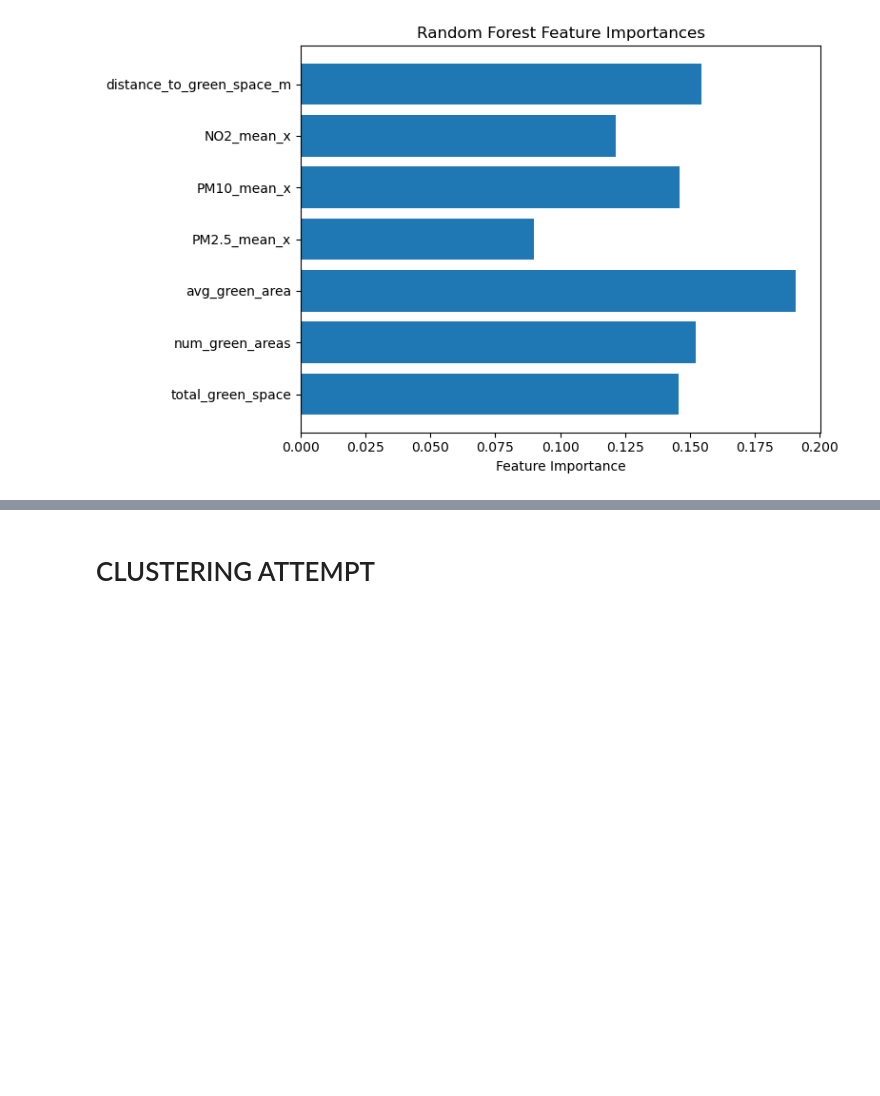
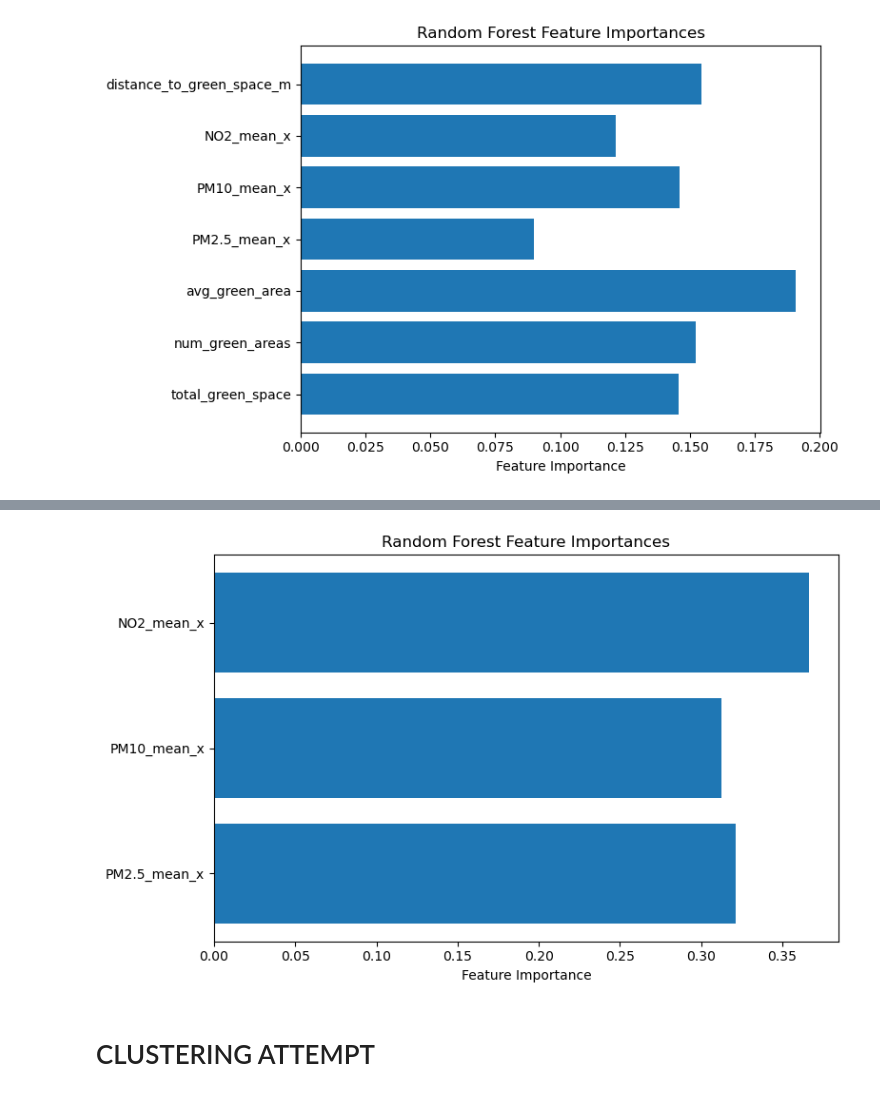
Before and after one commit to GuiOliv/EindhovenClimateInequality, a Jupyter notebook: Notebooks/MACHINE-EARNING-THOSE-KPIS.ipynb, the cells around one changed output, grey strips where cells are left out. Saved outputs shown, nothing was run; the diff lists cells and outputs as text; code cells hidden in the pictures; blank space fills up the shorter version.

```diff
--- a/Notebooks/MACHINE-EARNING-THOSE-KPIS.ipynb
+++ b/Notebooks/MACHINE-EARNING-THOSE-KPIS.ipynb
@@ -239,0 +248,26 @@ plt.show()
+# %%
+scaler = StandardScaler()
+X_scaled = scaler.fit_transform(X)
+
+X_train, X_test, y_train, y_test = train_test_split(
+    X_scaled, y, test_size=0.2, random_state=42
+)
+# %%
+models = {
+    'LinearRegression': LinearRegression(),
+    'Ridge': Ridge(alpha=1.0),
+    'Lasso': Lasso(alpha=0.1),
+    'RandomForest': RandomForestRegressor(n_estimators=100, random_state=42),
+    'GradientBoosting': GradientBoostingRegressor(n_estimators=100, random_state=42),
+    'SVR': SVR(kernel='rbf', C=100),
+    'KNN': KNeighborsRegressor(n_neighbors=5)
+}
+# %%
+for name, model in models.items():
+    model.fit(X_train, y_train)
+    y_pred = model.predict(X_test)
+    r2 = r2_score(y_test, y_pred)
+    rmse = np.sqrt(mean_squared_error(y_test, y_pred))
+    print(f"\nModel: {name}")
+    print(f"R² Score: {r2:.4f}")
+    print(f"RMSE: {rmse:.2f}")
@@ -239,0 +292,15 @@ plt.show()
+# %%
+rf_model = models['RandomForest']
+rf_model.fit(X_train, y_train)
+
+importances = rf_model.feature_importances_
+feature_names = X.columns if isinstance(X, pd.DataFrame) else features
+
+plt.figure(figsize=(8, 5))
+plt.barh(feature_names, importances)
+plt.xlabel("Feature Importance")
+plt.title("Random Forest Feature Importances")
+plt.tight_layout()
+plt.show()
+# %% [output]
+[figure, added]
```
Also changed, not shown: parts of 6 cells of this notebook, 15 other files.
